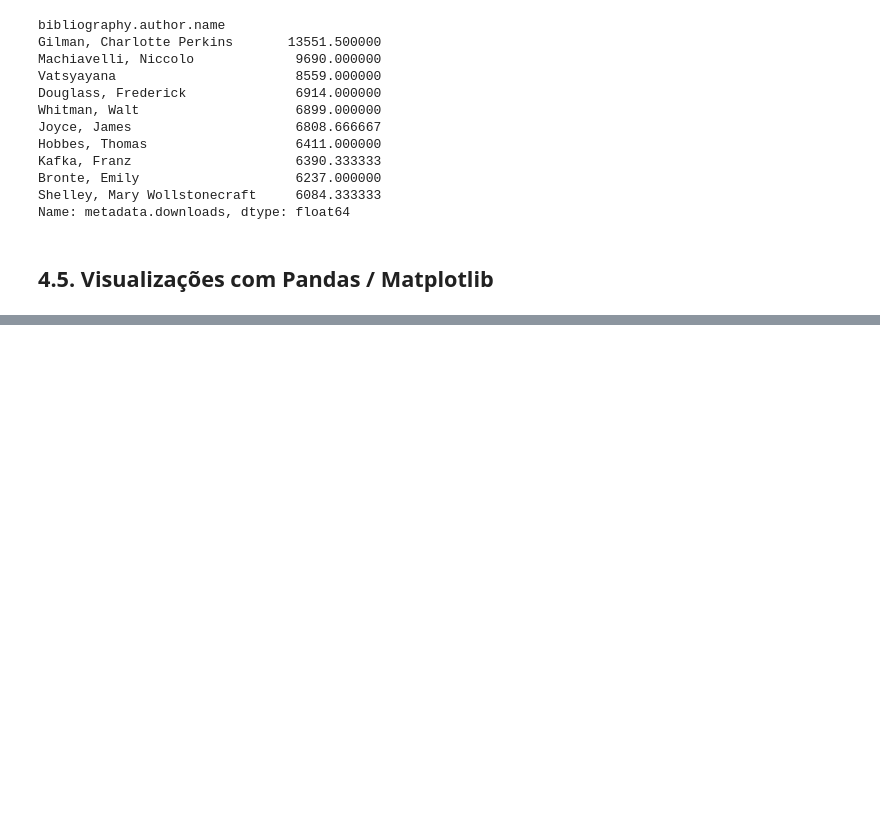
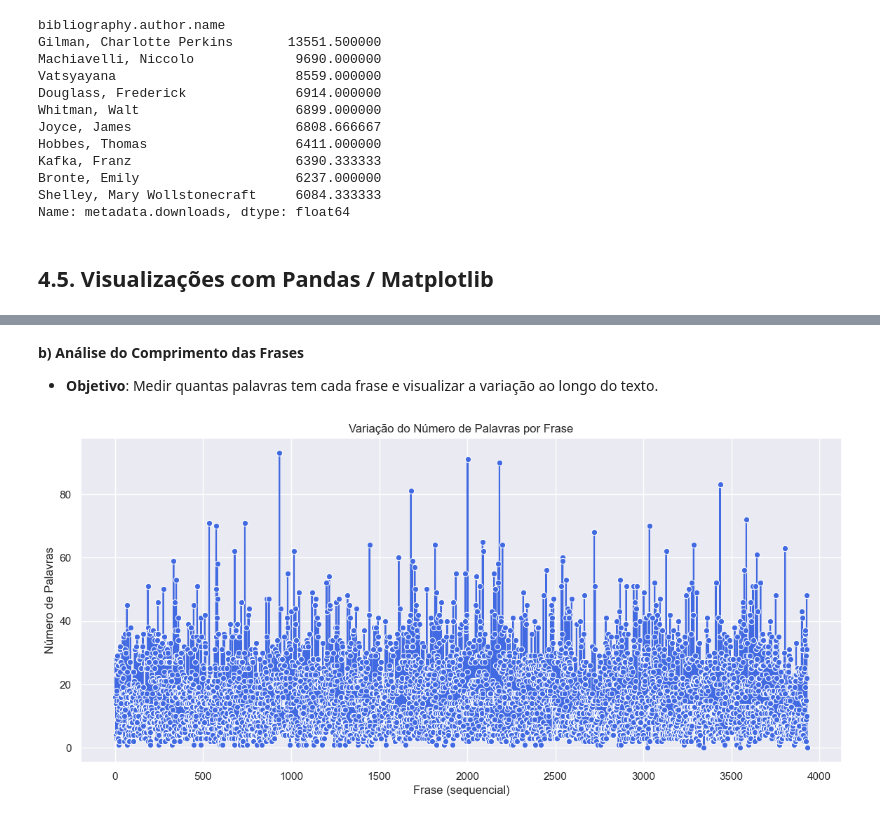
Before and after one commit to Vullkano/Filologia_Digital-Modulo_V, a Jupyter notebook: Session3/FL_Session3.ipynb, the cells around one changed output, grey strips where cells are left out. Cells and saved outputs as stored; diff of their text form; code cells hidden in the pictures; blank space fills up the shorter version.

```diff
--- a/Session3/FL_Session3.ipynb
+++ b/Session3/FL_Session3.ipynb
@@ -1176,0 +1245,26 @@ Ficheiro 'dom_casmurro.txt' criado com sucesso!
+# %% [markdown]
+**b) Análise do Comprimento das Frases**
+- **Objetivo**: Medir quantas palavras tem cada frase e visualizar a variação ao longo do texto.
+# %%
+# Supondo que 'texto' já está carregado e limpo
+frases = [frase.strip() for frase in texto.split('.') if frase]
+
+# Limpar caracteres especiais de cada frase
+frases_limpas = [re.sub(r'[^a-zA-ZÀ-ÿ0-9\s]', '', frase) for frase in frases]
+
+# Criar DataFrame com comprimento de cada frase
+df_frases = pd.DataFrame({
+    "Frase": frases_limpas,
+    "Num_Palavras": [len(frase.split()) for frase in frases_limpas],
+    "Índice": range(1, len(frases_limpas)+1)
+})
+
+# Gráfico da variação do número de palavras por frase
+plt.figure(figsize=(14, 6))
+sns.lineplot(data=df_frases, x="Índice", y="Num_Palavras", marker="o", color="royalblue")
+plt.title("Variação do Número de Palavras por Frase")
+plt.xlabel("Frase (sequencial)")
+plt.ylabel("Número de Palavras")
+plt.show()
+# %% [output]
+[figure, added]
```
Also changed, not shown: parts of 19 cells of this notebook, 1 other file.
